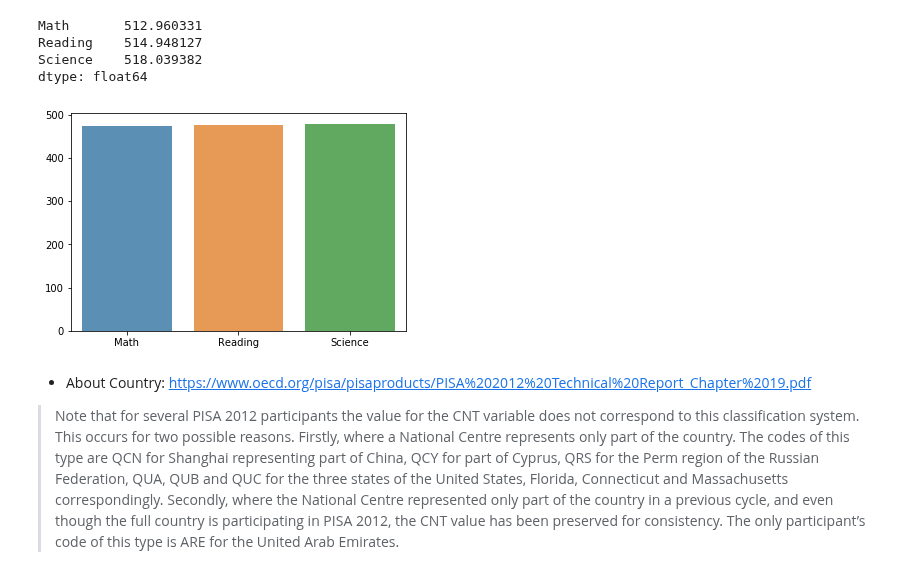
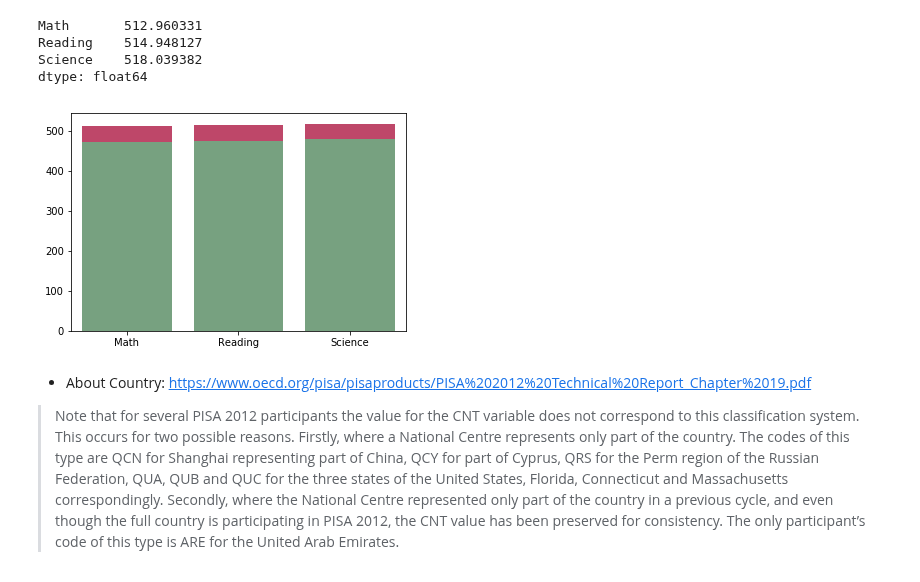
Before and after one commit to Steve-Choi/DAND, a Jupyter notebook: Communicate-Data-Findings/Communicate-Data-Findings.ipynb, the cells around one changed output. Cells and saved outputs as stored; diff of their text form; code cells hidden in the pictures.

Commit message:
Created butterfly chart

```diff
--- a/Communicate-Data-Findings/Communicate-Data-Findings.ipynb
+++ b/Communicate-Data-Findings/Communicate-Data-Findings.ipynb
@@ -212,9 +242,11 @@ Reading    514.948127
 Science    518.039382
 dtype: float64
 # %%
-sns.barplot(x=perf_world.index, y=perf_world, alpha=0.8);
+
+sns.barplot(x=perf_world.index, y=perf_can, alpha=0.8, color='#C70039');
+sns.barplot(x=perf_world.index, y=perf_world, alpha=0.8, color='#57C785');
 # %% [output]
-[figure, old version]
+[figure, new version]
 # %% [markdown]
 - About Country: https://www.oecd.org/pisa/pisaproducts/PISA%202012%20Technical%20Report_Chapter%2019.pdf
 
```
Also changed, not shown: parts of 7 cells of this notebook.
